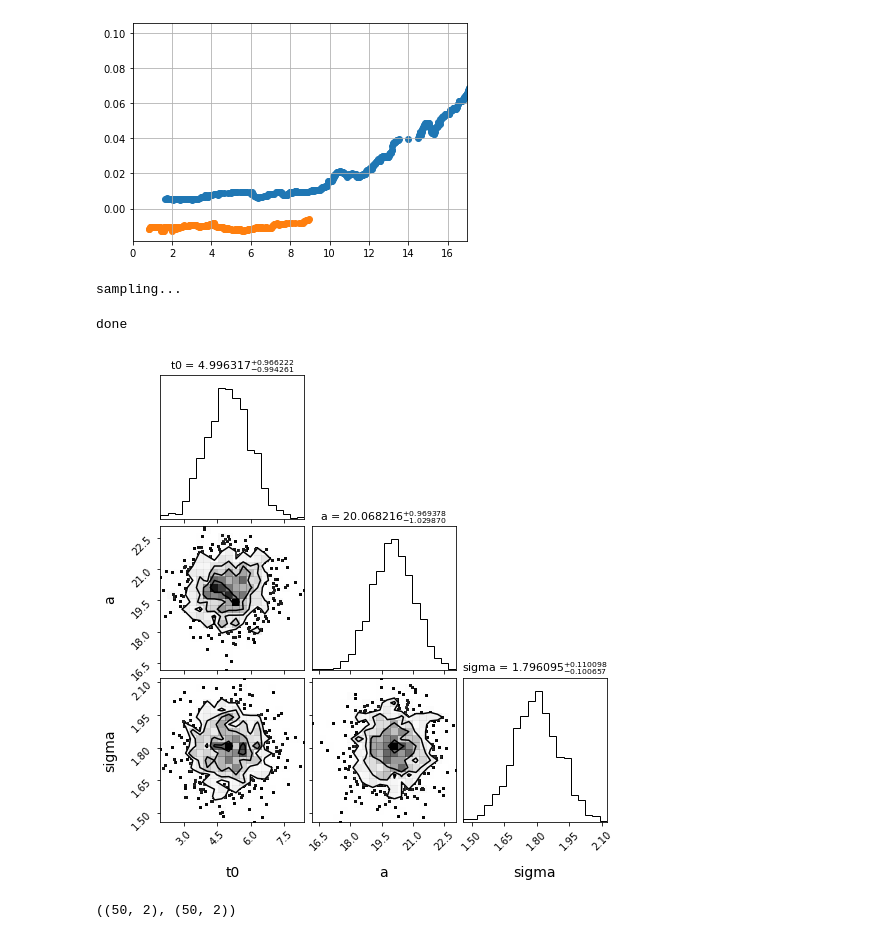
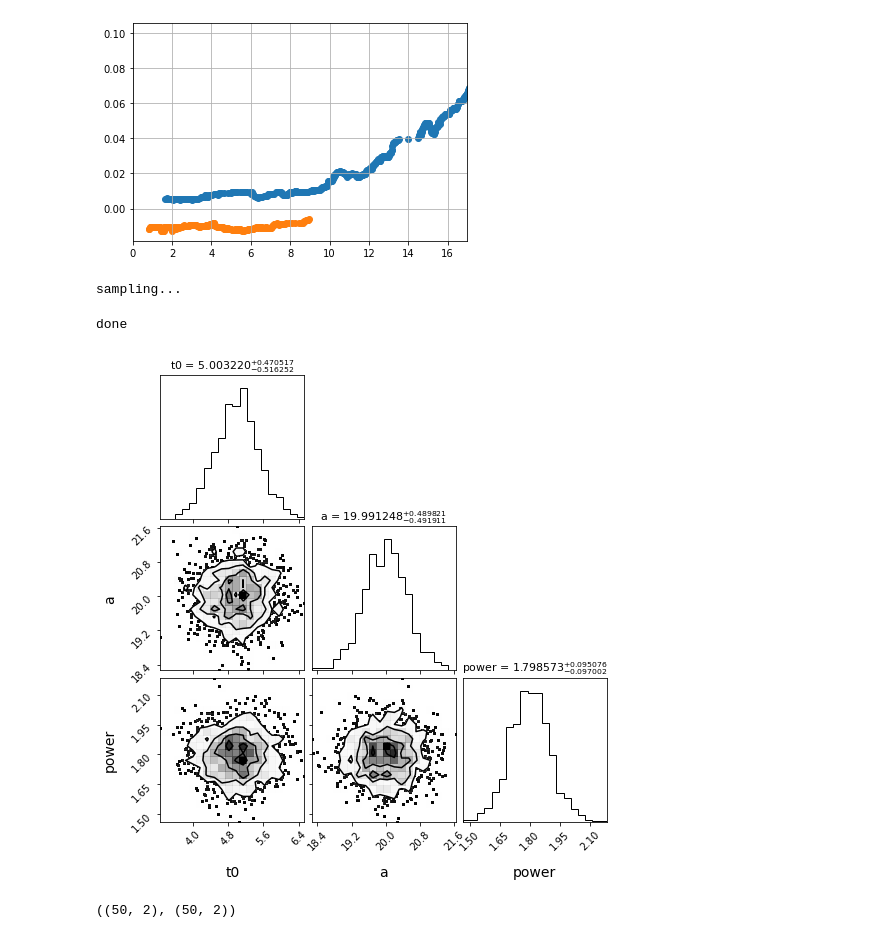
Before and after one commit to tylerbarna/BarnaSeniorHonorsThesis, a Jupyter notebook: sn2020bpi_mcmc.ipynb, the cells around one changed output. Saved outputs shown, nothing was run; the diff lists cells and outputs as text; code cells hidden in the pictures.

Commit message:
label fix
fixed the corner plot labels so they display the correct variable names

```diff
--- a/sn2020bpi_mcmc.ipynb
+++ b/sn2020bpi_mcmc.ipynb
@@ -130,11 +130,7 @@ def doMCMC(data, guess, scale, nwalkers=100, nburn=1500, nsteps=3000):
     print('done')
 
 
-    tlabels = [r"t0",
-           r"a",
-           r"sigma",
-            r"power"
-           ]
+    tlabels = list(guess.keys())
     samples = sampler.chain[:, nburn:, :].reshape((-1, ndim))
     sampler.reset()
 
@@ -157,13 +153,13 @@ len(tess_2020bpi[tess_2020bpi.flux <=0][tess_2020bpi.mjd_0 <28])/len(tess_2020bp
 [figure]
 # %%
 guess = {'t0':5, 'a':20,'power':1.8} ## t0, a, gamma, power
-scale = {'t0':1, 'a':1,'power':0.1}
-doMCMC(tess_2020bpi[tess_2020bpi.mjd_0 <= 16.75], guess, scale,nwalkers=1000,nburn=1500,nsteps=5000);
+scale = {'t0':0.5, 'a':0.5,'power':0.1}
+doMCMC(tess_2020bpi[tess_2020bpi.mjd_0 <= 16.75], guess, scale,nwalkers=1500,nburn=3000,nsteps=10000);
 ## t0 ~ 2 days if negative values excluded, t0 ~ 5.3 days if included
 # %% [output]
 sampling...
 done
-[figure, old version]
+[figure, new version]
 # %%
 # tess_2020bpi[(tess_2020bpi.mjd_0 > 16.70) & (tess_2020bpi.mjd_0 <16.75)]['flux'].mean()/tess_2020bpi['flux'].max()
 # tess_2020bpi[(tess_2020bpi.mjd_0 < 28)][(tess_2020bpi.flux > 0.397*tess_2020bpi.flux.max()) &
```
Also changed, not shown: parts of 1 cell of this notebook.
